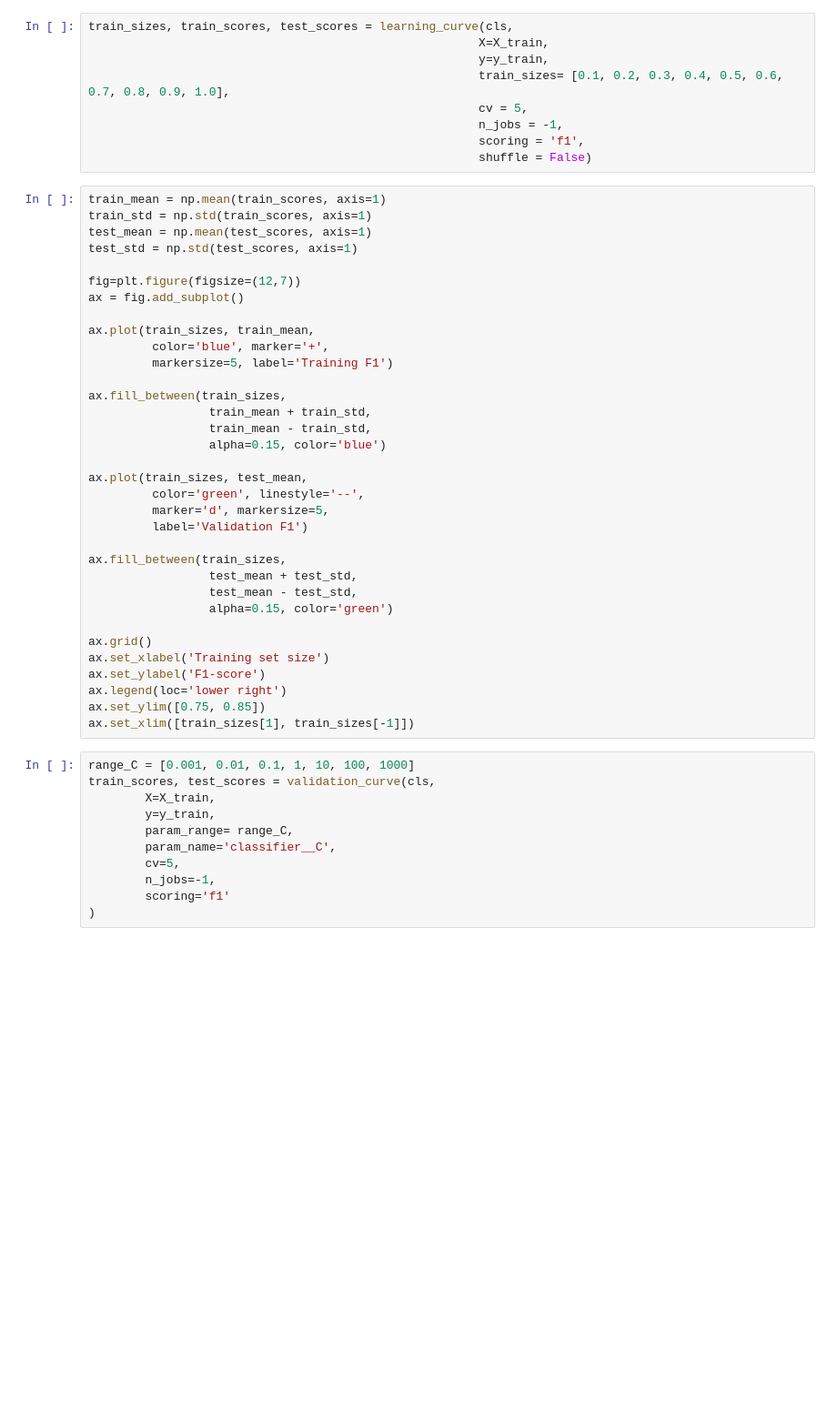
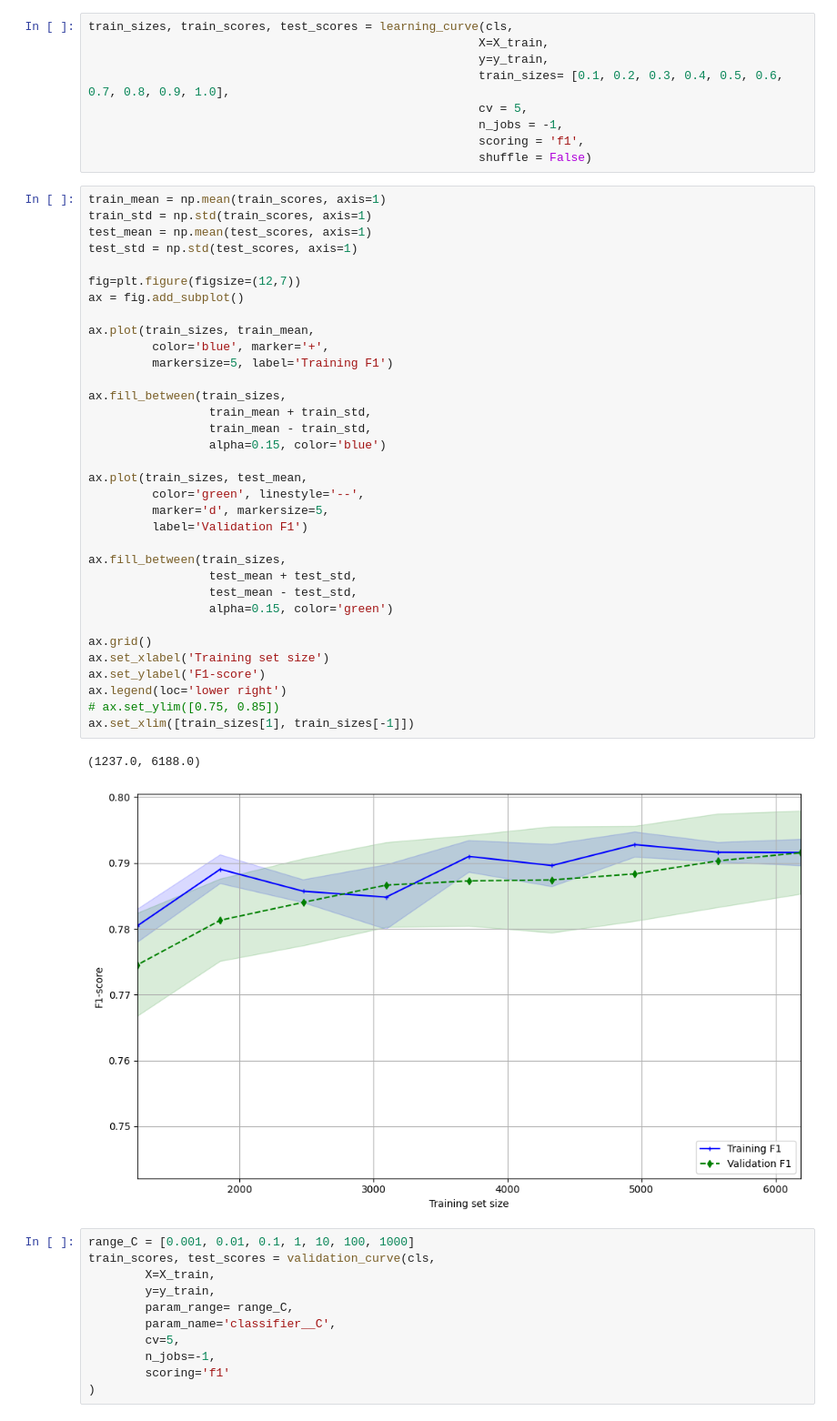
Before and after one commit to brusati04/ML_project, a Jupyter notebook: main.ipynb, the cells around one changed output. Shown at 91% size. Cells and saved outputs as stored; diff of their text form; blank space fills up the shorter version.

```diff
--- a/main.ipynb
+++ b/main.ipynb
@@ -541,34 +641,37 @@ train_std = np.std(train_scores, axis=1)
 test_mean = np.mean(test_scores, axis=1)
 test_std = np.std(test_scores, axis=1)
 
 fig=plt.figure(figsize=(12,7))
 ax = fig.add_subplot()
 
 ax.plot(train_sizes, train_mean,
          color='blue', marker='+',
          markersize=5, label='Training F1')
 
 ax.fill_between(train_sizes,
                  train_mean + train_std,
                  train_mean - train_std,
                  alpha=0.15, color='blue')
 
 ax.plot(train_sizes, test_mean,
          color='green', linestyle='--',
          marker='d', markersize=5,
          label='Validation F1')
 
 ax.fill_between(train_sizes,
                  test_mean + test_std,
                  test_mean - test_std,
                  alpha=0.15, color='green')
 
 ax.grid()
 ax.set_xlabel('Training set size')
 ax.set_ylabel('F1-score')
 ax.legend(loc='lower right')
-ax.set_ylim([0.75, 0.85])
+# ax.set_ylim([0.75, 0.85])
 ax.set_xlim([train_sizes[1], train_sizes[-1]])
+# %% [output]
+(1237.0, 6188.0)
+[figure, added]
 # %%
 range_C = [0.001, 0.01, 0.1, 1, 10, 100, 1000]
 train_scores, test_scores = validation_curve(cls,
```
Also changed, not shown: parts of 21 cells of this notebook, 2 other files.
